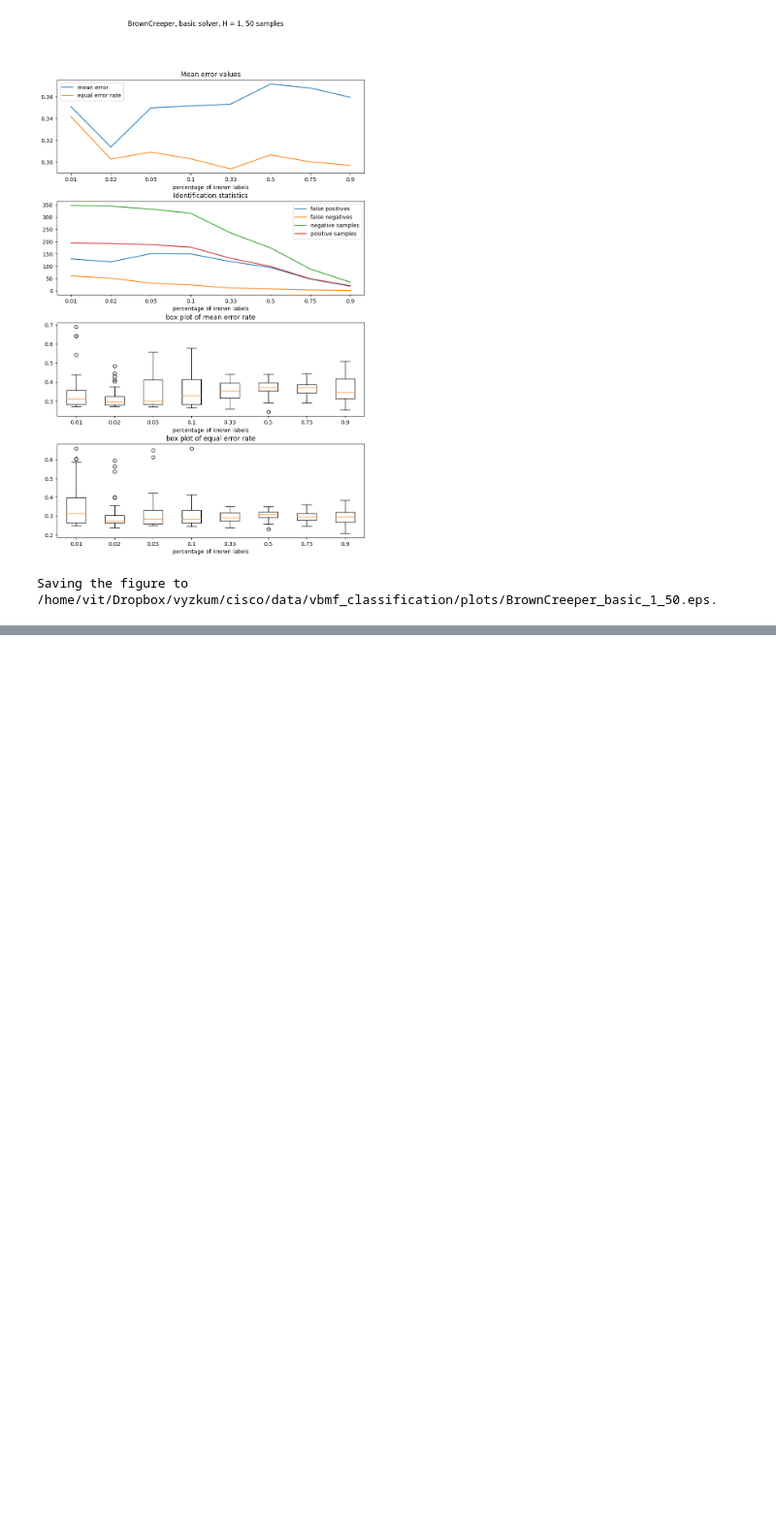
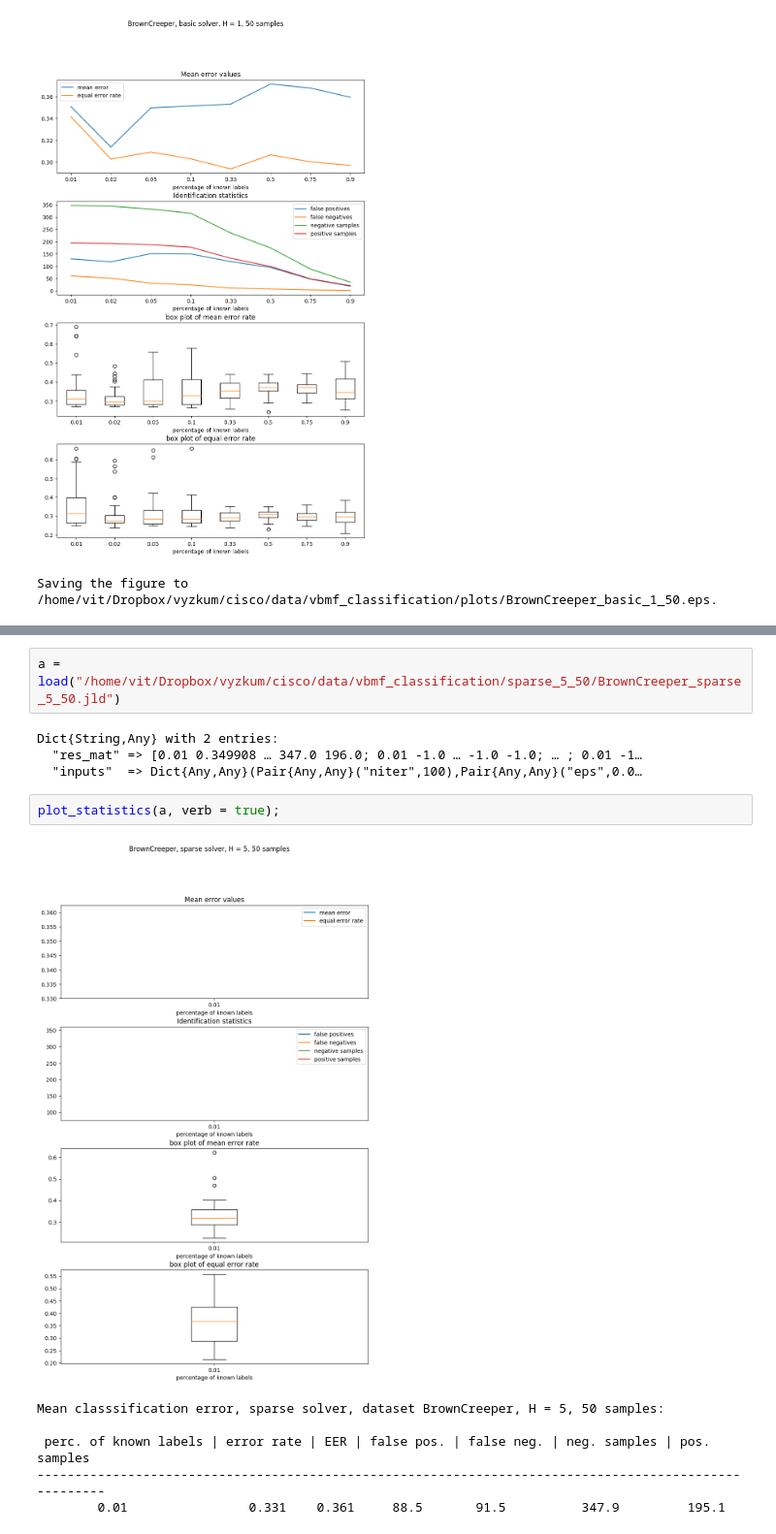
Before and after one commit to vitskvara/VBMatrixFactorization.jl, a Jupyter notebook: examples/mil_classification_evaluation.ipynb, the cells around one changed output, grey strips where cells are left out. Shown: that part at 97% size. Drawn from its saved outputs; the diff is of its cells as text; blank space fills up the shorter version.

```diff
--- a/examples/mil_classification_evaluation.ipynb
+++ b/examples/mil_classification_evaluation.ipynb
@@ -262,0 +286,15 @@ Saving the figure to /home/vit/Dropbox/vyzkum/cisco/data/vbmf_classification/plo
+# %%
+a = load("/home/vit/Dropbox/vyzkum/cisco/data/vbmf_classification/sparse_5_50/BrownCreeper_sparse_5_50.jld")
+# %% [output]
+Dict{String,Any} with 2 entries:
+  "res_mat" => [0.01 0.349908 … 347.0 196.0; 0.01 -1.0 … -1.0 -1.0; … ; 0.01 -1…
+  "inputs"  => Dict{Any,Any}(Pair{Any,Any}("niter",100),Pair{Any,Any}("eps",0.0…
+# %%
+plot_statistics(a, verb = true);
+# %% [output]
+[figure, added]
+Mean classsification error, sparse solver, dataset BrownCreeper, H = 5, 50 samples:
+
+ perc. of known labels | error rate | EER | false pos. | false neg. | neg. samples | pos. samples
+------------------------------------------------------------------------------------------------------
+        0.01                0.331    0.361     88.5       91.5          347.9         195.1
```
Also changed, not shown: parts of 1 cell of this notebook, 11 other files.
